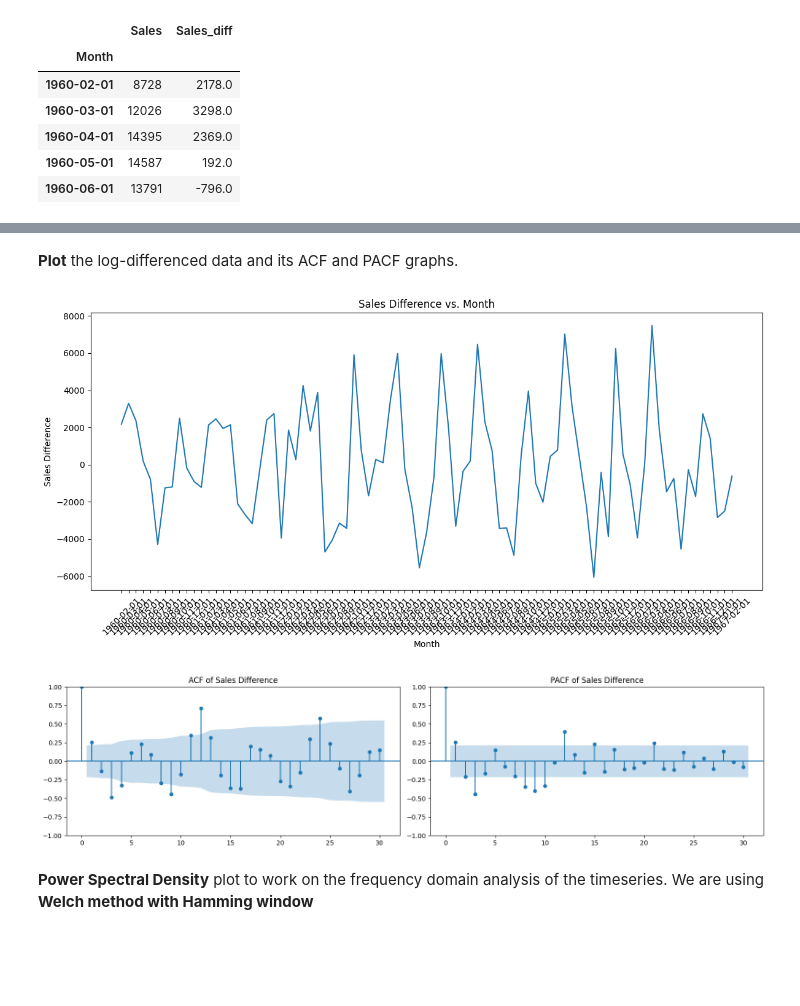
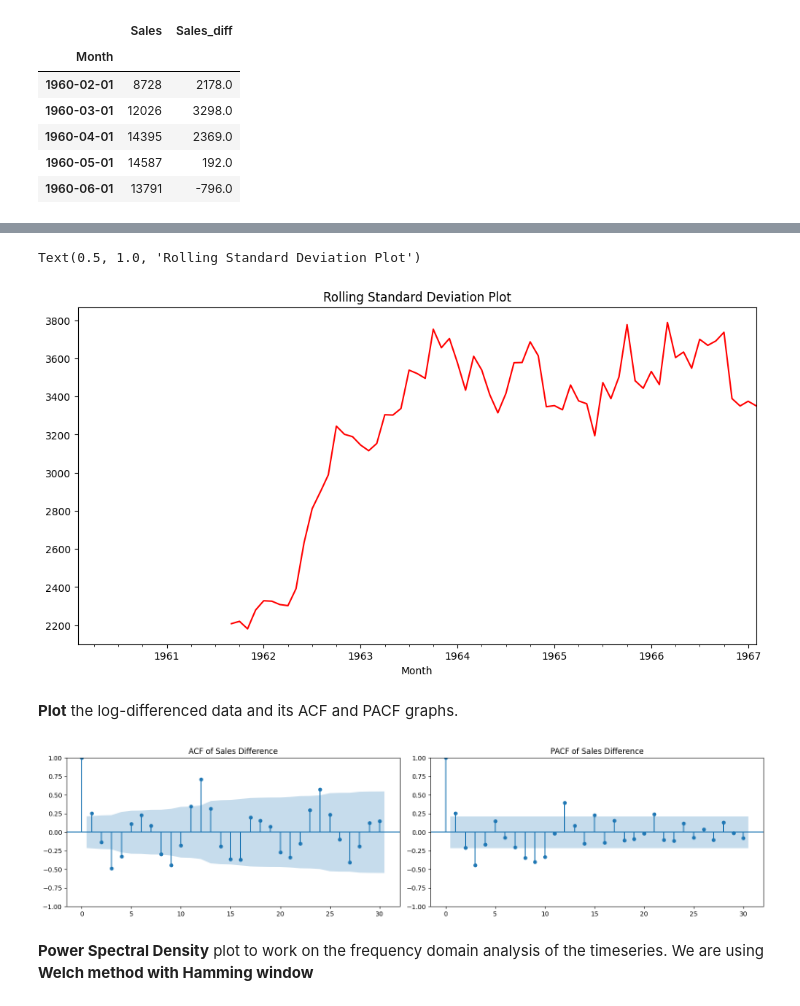
Before and after one commit to aymuos/masters-practise-repo, a Jupyter notebook: TSA_MonthlyCar_ds.ipynb, the cells around one changed output, grey strips where cells are left out. Cells and saved outputs as stored; diff of their text form; code cells hidden in the pictures; blank space fills up the shorter version.

```diff
--- a/TSA_MonthlyCar_ds.ipynb
+++ b/TSA_MonthlyCar_ds.ipynb
@@ -203,16 +322,17 @@ train_data.head()
+# %%
+## Now lets check how is the variance. Is the differenced data stationary or not
+plt.figure(figsize=(12, 6))
+# add the 20 day rolling standard deviation:
+train_data['Sales_diff'].dropna().rolling(window=20).std().plot(style='r')
+# So the Variance changing over time.
+plt.xlabel("Month")
+plt.title("Rolling Standard Deviation Plot")
+# %% [output]
+Text(0.5, 1.0, 'Rolling Standard Deviation Plot')
+[figure, added]
 # %% [markdown]
 **Plot** the log-differenced data and its ACF and PACF graphs.
 # %%
-
-# Plot the log-differenced data
-plt.figure(figsize=(12, 6))
-plt.plot(train_data['Sales_diff'])
-plt.xlabel('Month')
-plt.ylabel('Sales Difference')
-plt.title('Sales Difference vs. Month')
-plt.xticks(rotation=45)
-plt.tight_layout()
-plt.show()
 
 # Plot ACF and PACF of the log-differenced data
 fig, axes = plt.subplots(1, 2, figsize=(16, 4))
@@ -226,8 +346,7 @@ axes[1].set_title('PACF of Sales Difference')
 plt.tight_layout()
 plt.show()
 # %% [output]
-[figure, old version]
+[figure, new version]
-[figure, removed]
 # %% [markdown]
 **Power Spectral Density** plot to work on the frequency domain analysis of the timeseries. We are using **Welch method with Hamming window**
 # %%
```
Also changed, not shown: parts of 8 cells of this notebook.
